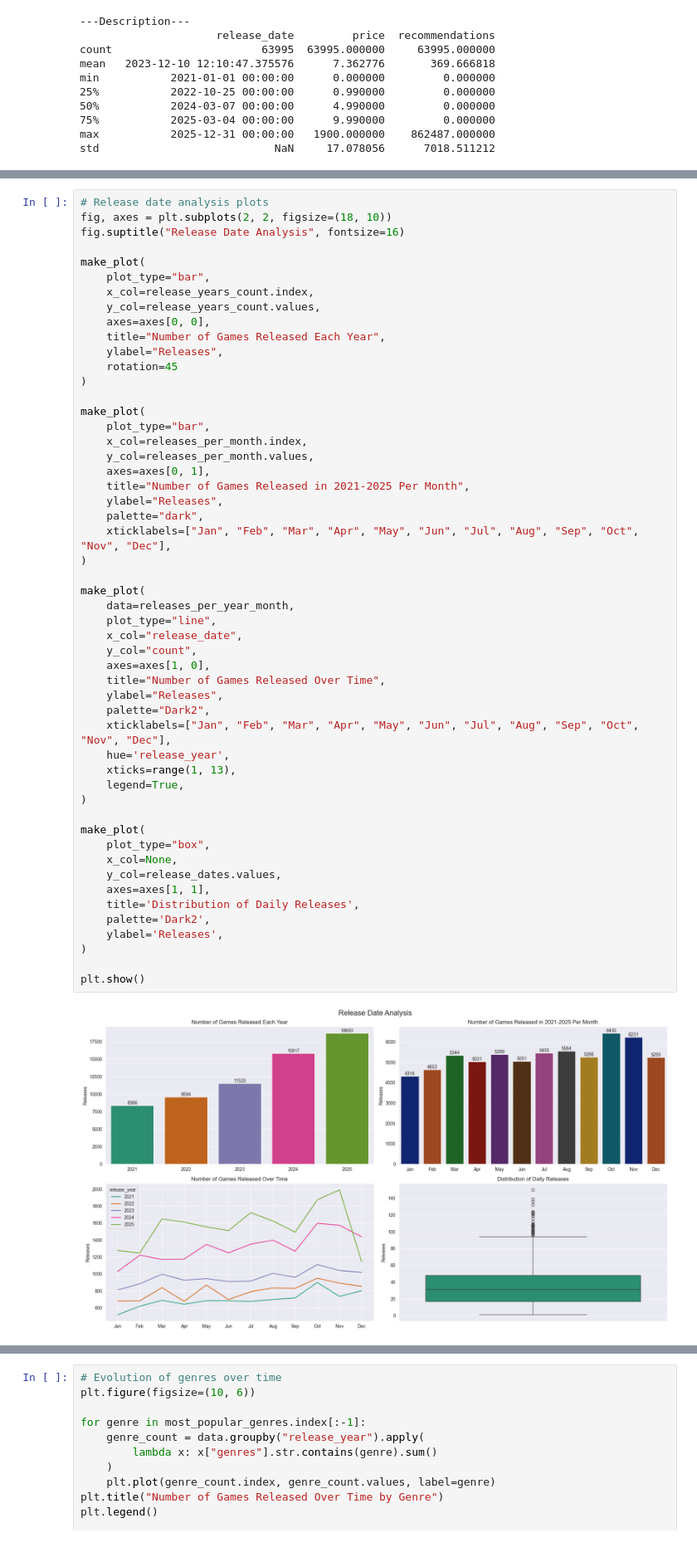
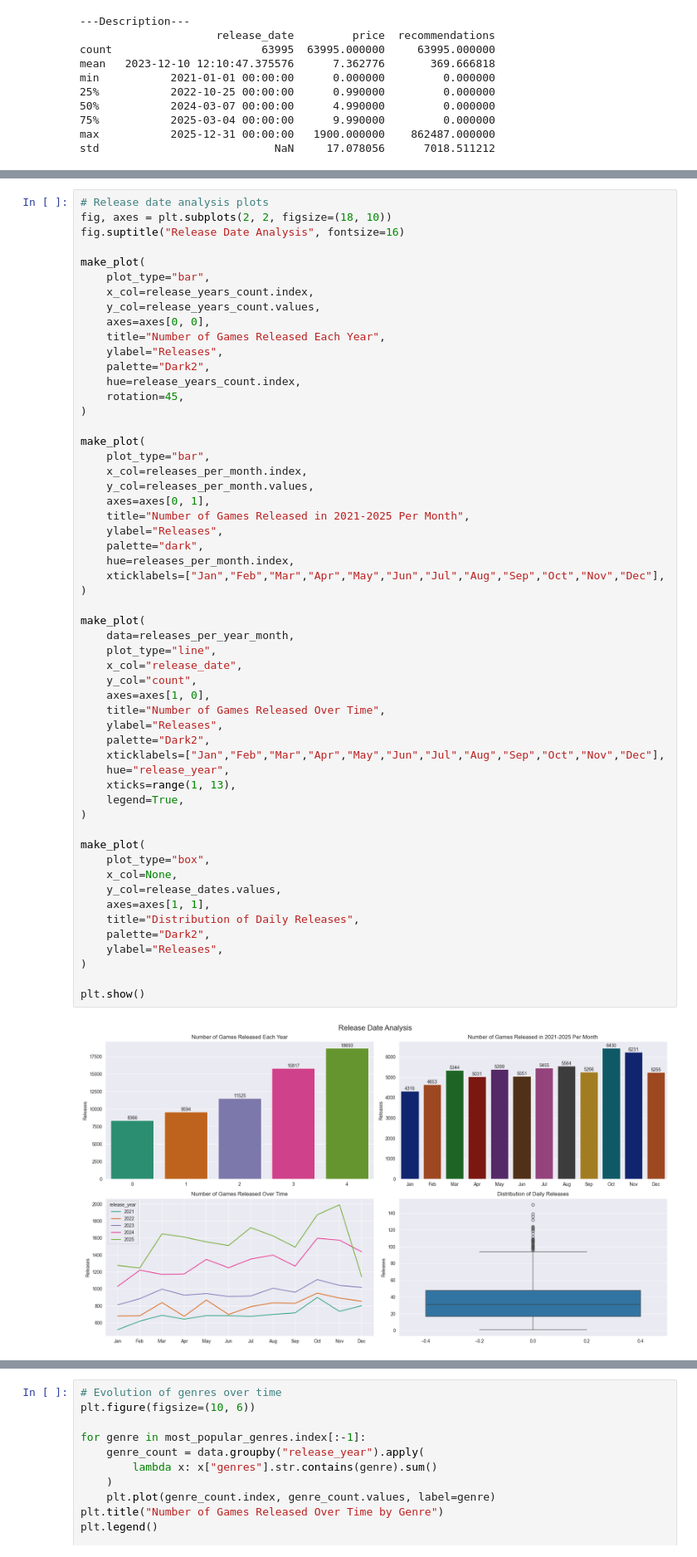
Before and after one commit to MCAlberto55/steam-games-analysis, a Jupyter notebook: notebooks/eda_analysis.ipynb, the cells around one changed output, grey strips where cells are left out. Shown at 83% size. Drawn from its saved outputs; the diff is of its cells as text.

```diff
--- a/notebooks/eda_analysis.ipynb
+++ b/notebooks/eda_analysis.ipynb
@@ -101,7 +97,9 @@ make_plot(
     axes=axes[0, 0],
     title="Number of Games Released Each Year",
     ylabel="Releases",
-    rotation=45
+    palette="Dark2",
+    hue=release_years_count.index,
+    rotation=45,
 )
 
 make_plot(
@@ -109,37 +107,38 @@ make_plot(
     x_col=releases_per_month.index,
     y_col=releases_per_month.values,
     axes=axes[0, 1],
     title="Number of Games Released in 2021-2025 Per Month",
     ylabel="Releases",
     palette="dark",
-    xticklabels=["Jan", "Feb", "Mar", "Apr", "May", "Jun", "Jul", "Aug", "Sep", "Oct", "Nov", "Dec"],
+    hue=releases_per_month.index,
+    xticklabels=["Jan","Feb","Mar","Apr","May","Jun","Jul","Aug","Sep","Oct","Nov","Dec"],
 )
 
 make_plot(
     data=releases_per_year_month,
     plot_type="line",
     x_col="release_date",
     y_col="count",
     axes=axes[1, 0],
     title="Number of Games Released Over Time",
     ylabel="Releases",
     palette="Dark2",
-    xticklabels=["Jan", "Feb", "Mar", "Apr", "May", "Jun", "Jul", "Aug", "Sep", "Oct", "Nov", "Dec"],
-    hue='release_year',
+    xticklabels=["Jan","Feb","Mar","Apr","May","Jun","Jul","Aug","Sep","Oct","Nov","Dec"],
+    hue="release_year",
     xticks=range(1, 13),
     legend=True,
 )
 
 make_plot(
     plot_type="box",
     x_col=None,
     y_col=release_dates.values,
     axes=axes[1, 1],
-    title='Distribution of Daily Releases',
-    palette='Dark2',
-    ylabel='Releases',
+    title="Distribution of Daily Releases",
+    palette="Dark2",
+    ylabel="Releases",
 )
 
 plt.show()
 # %% [output]
-[figure, old version]
+[figure, new version]
```
Also changed, not shown: parts of 6 cells of this notebook, 2 other files.
